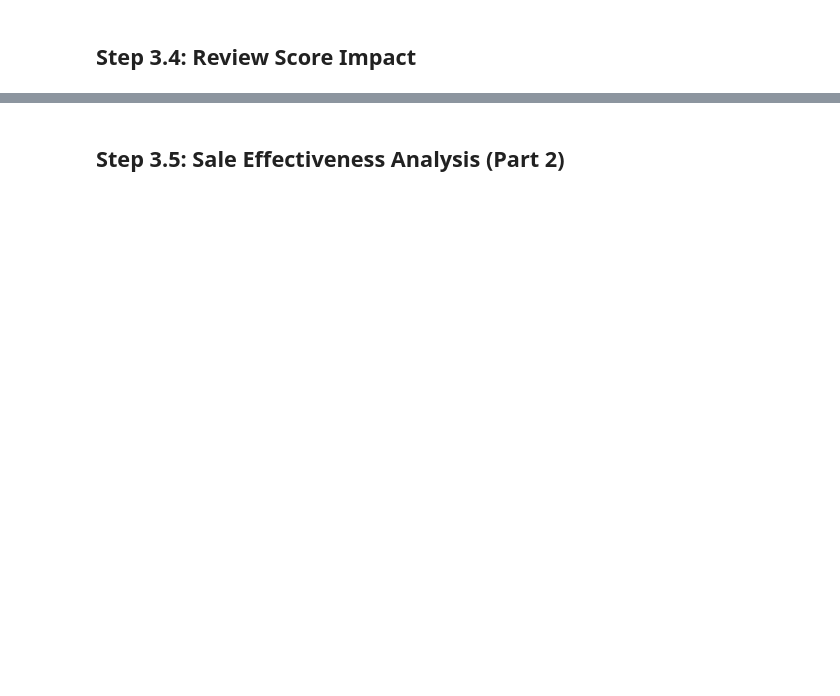
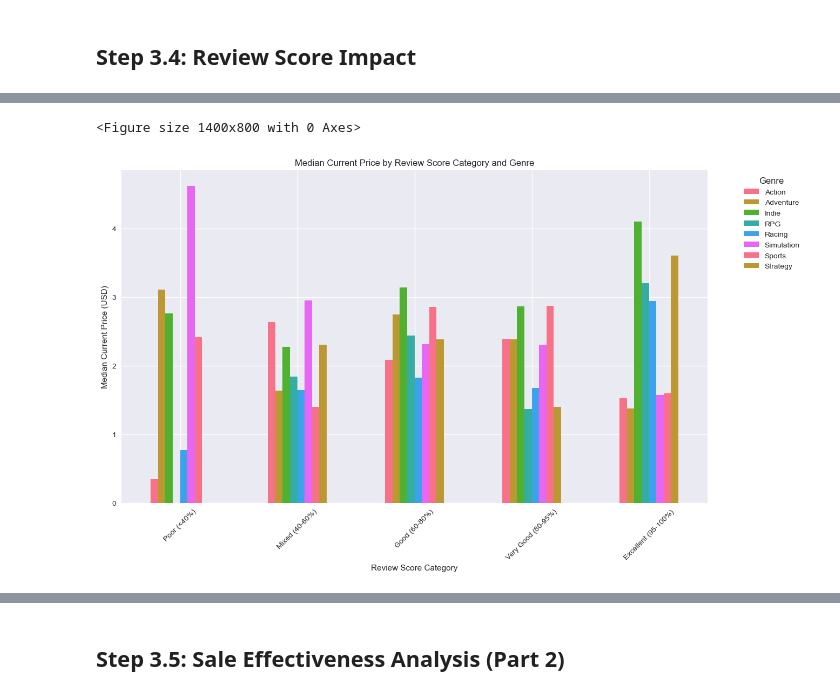
Before and after one commit to samsamotan/Y2T2-Final-Project, a Jupyter notebook: notebooks/03_eda.ipynb, the cells around one changed output, grey strips where cells are left out. Saved outputs shown, nothing was run; the diff lists cells and outputs as text; code cells hidden in the pictures; blank space fills up the shorter version.

```diff
--- a/notebooks/03_eda.ipynb
+++ b/notebooks/03_eda.ipynb
@@ -219,8 +362,9 @@ for label, rate in zip(age_labels, survival_rates):
 ## Step 3.3: Discount Behavior Analysis
 # %%
 # Create price tiers and developer tiers for analysis
-price_bins = [0, 10, 20, 30, 50, df['initial_price_usd'].max()]
-price_labels = ['Budget (<$10)', '$10-20', '$20-30', '$30-50', 'Premium (>$50)']
+max_price = df['initial_price_usd'].max()
+price_bins = [0, 5, 10, 20, 30, max_price + 1]
+price_labels = ['Budget (<$5)', '$5-10', '$10-20', '$20-30', f'Premium (>${30})']
 df['price_tier'] = pd.cut(df['initial_price_usd'], bins=price_bins, labels=price_labels)
 
 # Simple developer tier classification (this would need more sophisticated logic in real implementation)
@@ -296,23 +472,29 @@ print(f"Correlation between review score and price retention: {correlation:.3f}"
 # %%
 # Create review score categories
 review_bins = [0, 40, 60, 80, 95, 100]
 review_labels = ['Poor (<40%)', 'Mixed (40-60%)', 'Good (60-80%)', 'Very Good (80-95%)', 'Excellent (95-100%)']
 df['review_score_category'] = pd.cut(df['review_score'], bins=review_bins, labels=review_labels)
 
 # Grouped bar chart: Median current_price by (review_score_category × genre)
+top_genres = df['primary_genre'].value_counts().head(10).index
+df_top_genres = df[df['primary_genre'].isin(top_genres)]
+
 pivot_price = df_top_genres.pivot_table(values='current_price_usd',
                                        index='review_score_category',
                                        columns='primary_genre',
                                        aggfunc='median')
 
 plt.figure(figsize=(14, 8))
 pivot_price.plot(kind='bar', figsize=(14, 8))
 plt.title('Median Current Price by Review Score Category and Genre')
 plt.xlabel('Review Score Category')
 plt.ylabel('Median Current Price (USD)')
 plt.legend(title='Genre', bbox_to_anchor=(1.05, 1), loc='upper left')
 plt.xticks(rotation=45)
 plt.show()
+# %% [output]
+<Figure size 1400x800 with 0 Axes>
+[figure, added]
 # %%
 # Correlation matrix: Review count, score, ownership, price retention
 correlation_vars = ['total_reviews', 'review_score', 'owners', 'price_retention']
```
Also changed, not shown: parts of 18 cells of this notebook, 5 other files.
